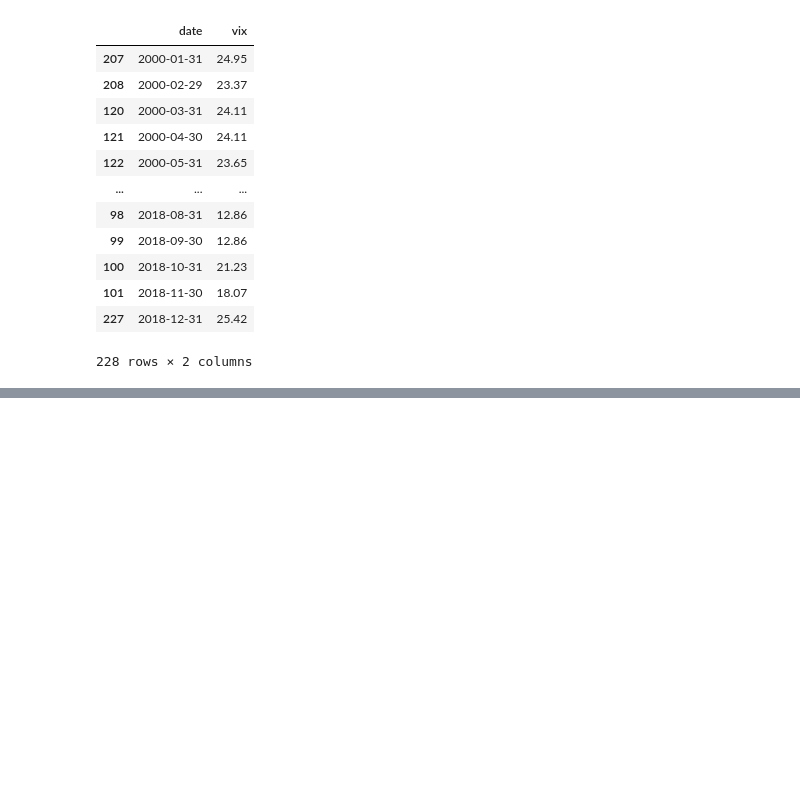
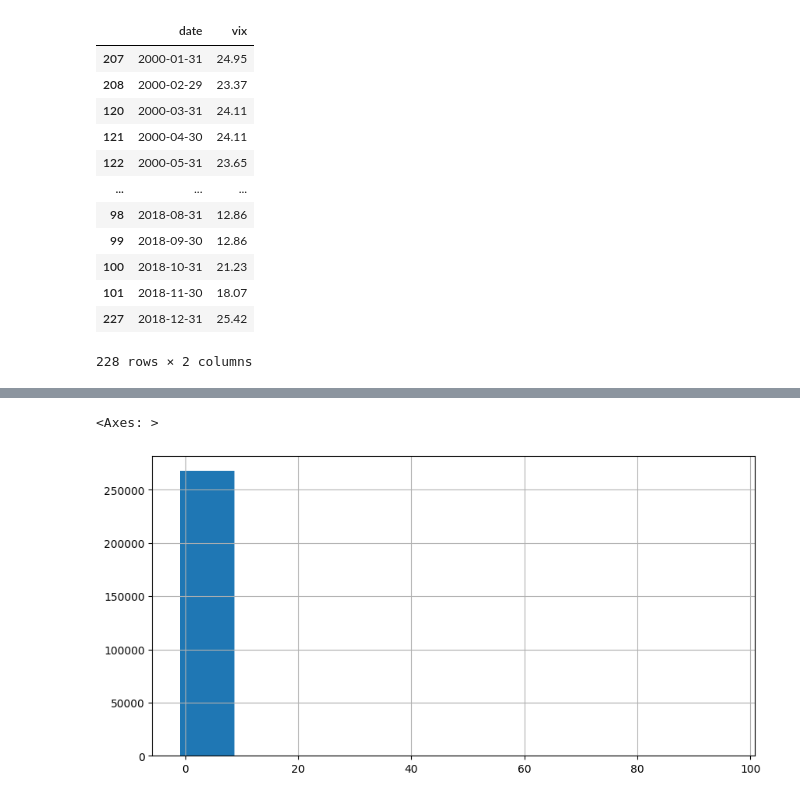
Before and after one commit to nomorebye/coding, a Jupyter notebook: ai3/chap4.ipynb, the cells around one changed output, grey strips where cells are left out. Cells and saved outputs as stored; diff of their text form; code cells hidden in the pictures; blank space fills up the shorter version.

```diff
--- a/ai3/chap4.ipynb
+++ b/ai3/chap4.ipynb
@@ -310,0 +320,5 @@ data_vix.plot(kind='bar', stacked=True, figsize=(16,6))
+# %%
+data_ml["R12M_Usd"].hist(figsize=(10,5))
+# %% [output]
+<Axes: >
+[figure, added]
```
Also changed, not shown: parts of 5 cells of this notebook.
